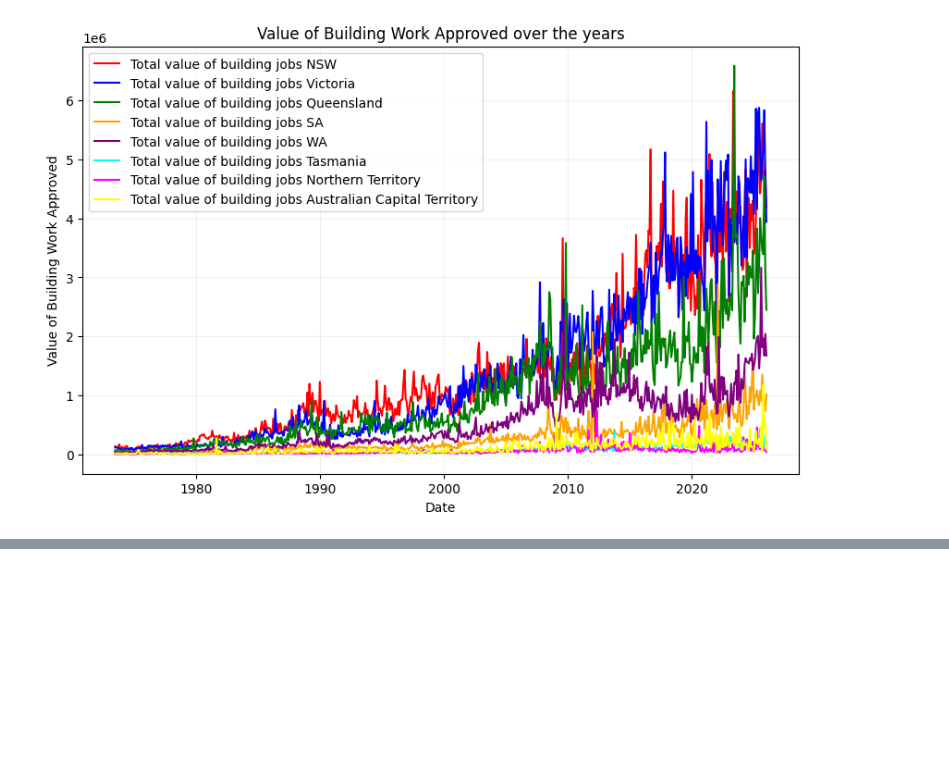
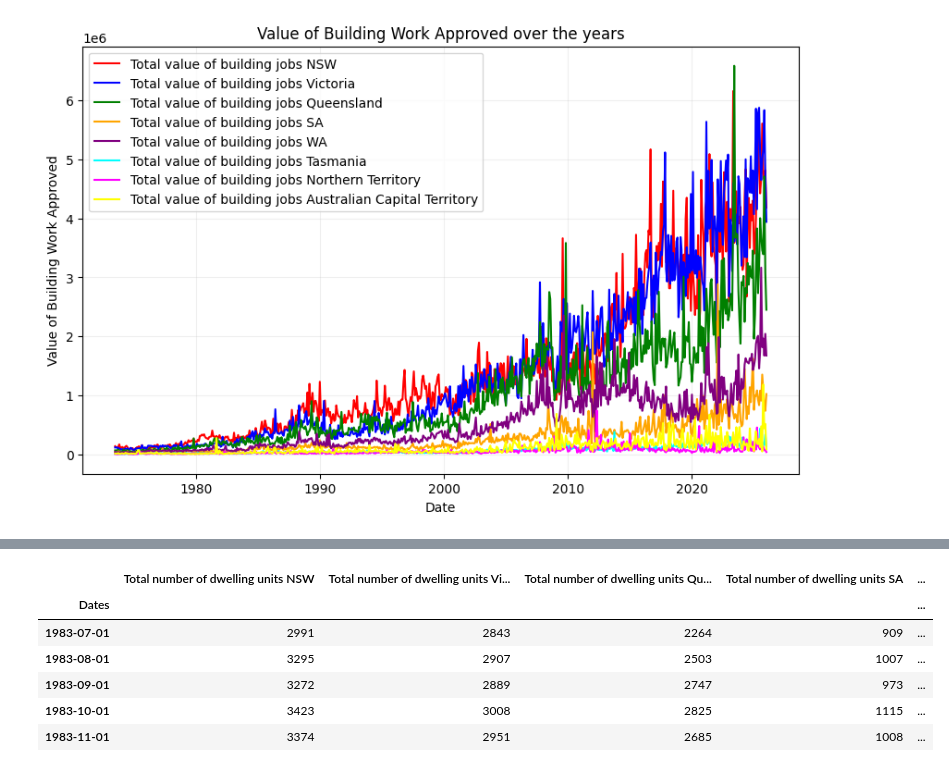
Before and after one commit to PRANIT0605/aus-housing-affordability, a Jupyter notebook: notebooks/dwellings-approved.ipynb, the cells around one changed output, grey strips where cells are left out. Cells and saved outputs as stored; diff of their text form; code cells hidden in the pictures; blank space fills up the shorter version.

```diff
--- a/notebooks/dwellings-approved.ipynb
+++ b/notebooks/dwellings-approved.ipynb
@@ -118,0 +153,10 @@ plt.show()
+# %%
+df.iloc[0:5]
+# %% [output]
+|  | Total number of dwelling units NSW | Total number of dwelling units Vi... | Total number of dwelling units Qu... | Total number of dwelling units SA | ... |
+| Dates |  |  |  |  | ... |
+| 1983-07-01 | 2991 | 2843 | 2264 | 909 | ... |
+| 1983-08-01 | 3295 | 2907 | 2503 | 1007 | ... |
+| 1983-09-01 | 3272 | 2889 | 2747 | 973 | ... |
+| 1983-10-01 | 3423 | 3008 | 2825 | 1115 | ... |
+| 1983-11-01 | 3374 | 2951 | 2685 | 1008 | ... |
```
Also changed, not shown: parts of 3 cells of this notebook, 8 other files.
